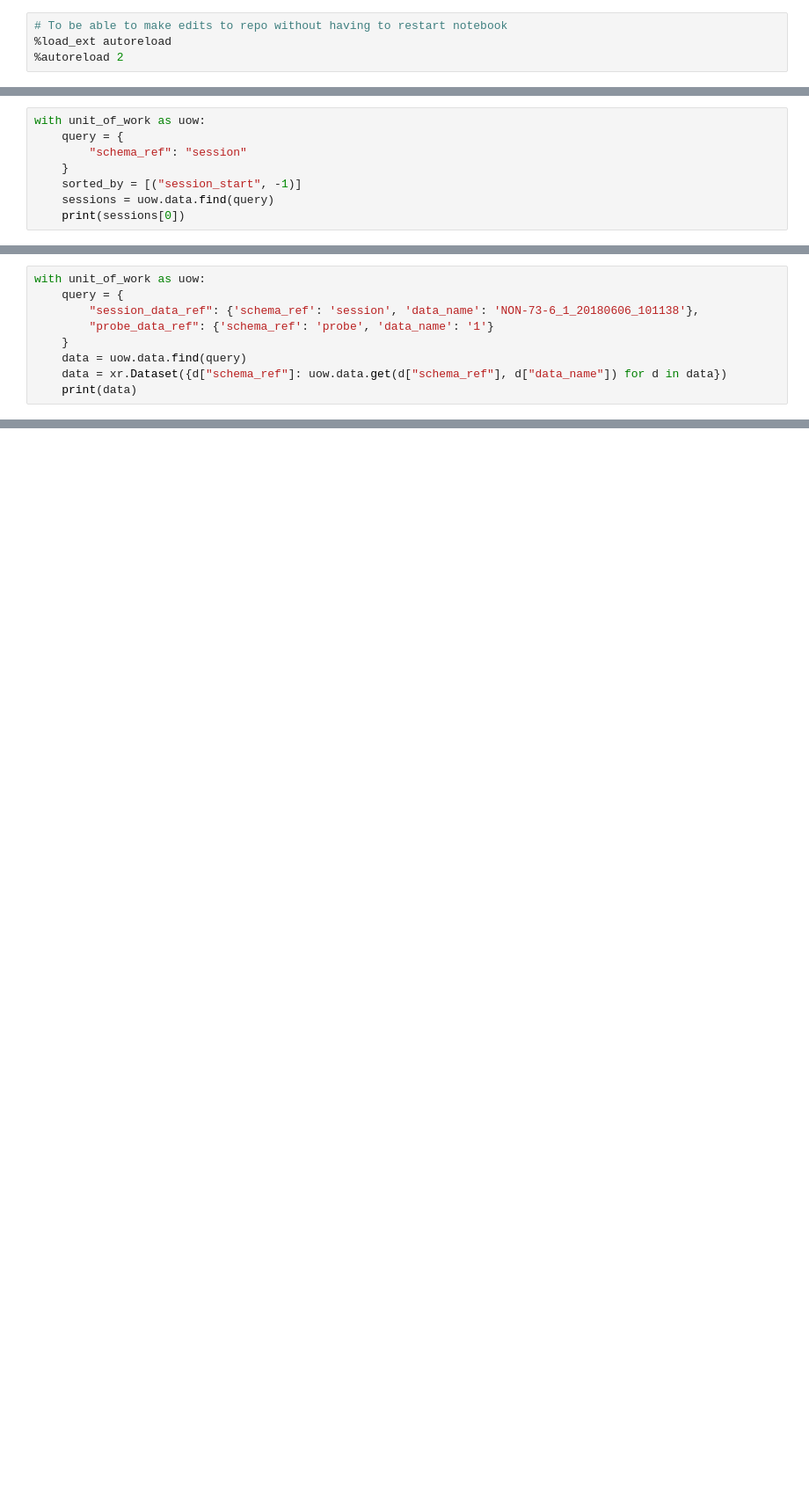
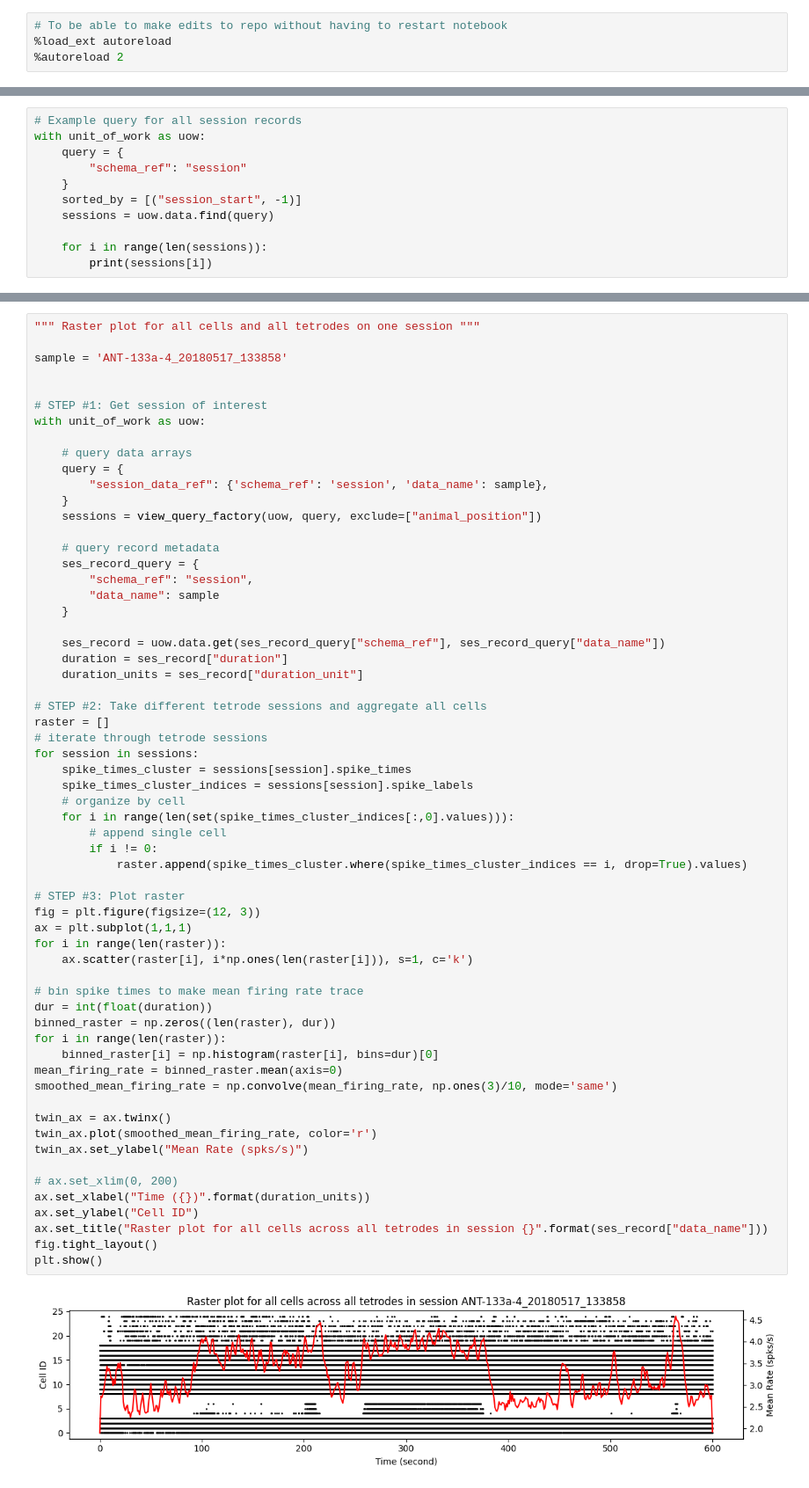
Before and after one commit to olivershetler/SignalStore, a Jupyter notebook: notebooks/demo.ipynb, the cells around one changed output, grey strips where cells are left out. Shown at 88% size. Drawn from its saved outputs; the diff is of its cells as text; blank space fills up the shorter version.

Commit message:
added plots + fxns for multi-ses queries, fixed animal pos json, removed print lines, cleanup + comments

```diff
--- a/notebooks/demo.ipynb
+++ b/notebooks/demo.ipynb
@@ -117,10 +119,13 @@ with unit_of_work as uow:
             uow.data.add(dataarray)
     uow.commit()
 # %%
+# Example query for all session records
 with unit_of_work as uow:
     query = {
         "schema_ref": "session"
     }
     sorted_by = [("session_start", -1)]
     sessions = uow.data.find(query)
-    print(sessions[0])
+
+    for i in range(len(sessions)):
+        print(sessions[i])
@@ -127,9 +135,0 @@ with unit_of_work as uow:
-# %%
-with unit_of_work as uow:
-    query = {
-        "session_data_ref": {'schema_ref': 'session', 'data_name': 'NON-73-6_1_20180606_101138'},
-        "probe_data_ref": {'schema_ref': 'probe', 'data_name': '1'}
-    }
-    data = uow.data.find(query)
-    data = xr.Dataset({d["schema_ref"]: uow.data.get(d["schema_ref"], d["data_name"]) for d in data})
-    print(data)
@@ -147,0 +283,63 @@ def plot_colored_waveforms(data, ax=None):
+# %%
+""" Raster plot for all cells and all tetrodes on one session """
+
+sample = 'ANT-133a-4_20180517_133858'
+
+
+# STEP #1: Get session of interest
+with unit_of_work as uow:
+
+    # query data arrays
+    query = {
+        "session_data_ref": {'schema_ref': 'session', 'data_name': sample},
+    }
+    sessions = view_query_factory(uow, query, exclude=["animal_position"])
+
+    # query record metadata
+    ses_record_query = {
+        "schema_ref": "session",
+        "data_name": sample
+    }
+
+    ses_record = uow.data.get(ses_record_query["schema_ref"], ses_record_query["data_name"])
+    duration = ses_record["duration"]
+    duration_units = ses_record["duration_unit"]
+
+# STEP #2: Take different tetrode sessions and aggregate all cells
+raster = []
+# iterate through tetrode sessions
+for session in sessions:
+    spike_times_cluster = sessions[session].spike_times
+    spike_times_cluster_indices = sessions[session].spike_labels
+    # organize by cell
+    for i in range(len(set(spike_times_cluster_indices[:,0].values))):
+        # append single cell
+        if i != 0:
+            raster.append(spike_times_cluster.where(spike_times_cluster_indices == i, drop=True).values)
+
+# STEP #3: Plot raster
+fig = plt.figure(figsize=(12, 3))
+ax = plt.subplot(1,1,1)
+for i in range(len(raster)):
+    ax.scatter(raster[i], i*np.ones(len(raster[i])), s=1, c='k')
+
+# bin spike times to make mean firing rate trace
+dur = int(float(duration))
+binned_raster = np.zeros((len(raster), dur))
+for i in range(len(raster)):
+    binned_raster[i] = np.histogram(raster[i], bins=dur)[0]
+mean_firing_rate = binned_raster.mean(axis=0)
+smoothed_mean_firing_rate = np.convolve(mean_firing_rate, np.ones(3)/10, mode='same')
+
+twin_ax = ax.twinx()
+twin_ax.plot(smoothed_mean_firing_rate, color='r')
+twin_ax.set_ylabel("Mean Rate (spks/s)")
+
+# ax.set_xlim(0, 200)
+ax.set_xlabel("Time ({})".format(duration_units))
+ax.set_ylabel("Cell ID")
+ax.set_title("Raster plot for all cells across all tetrodes in session {}".format(ses_record["data_name"]))
+fig.tight_layout()
+plt.show()
+# %% [output]
+[figure, added]
```
Also changed, not shown: parts of 10 cells of this notebook, 1 other file.
